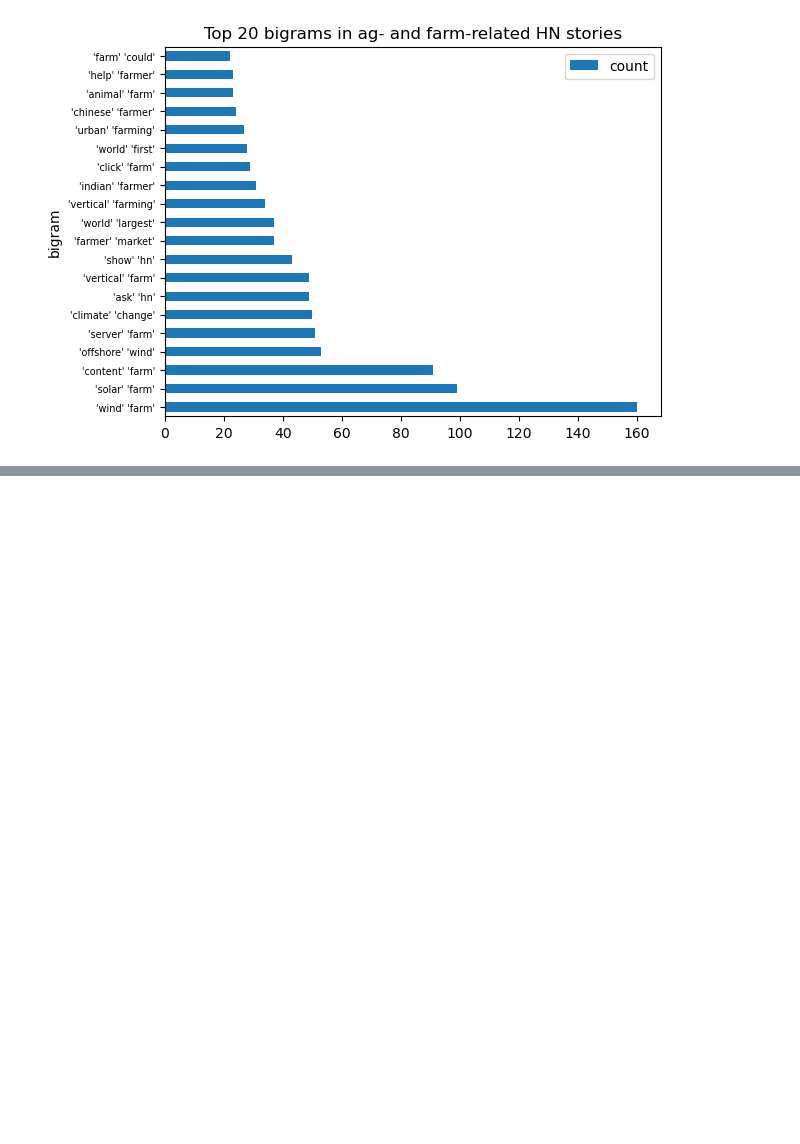
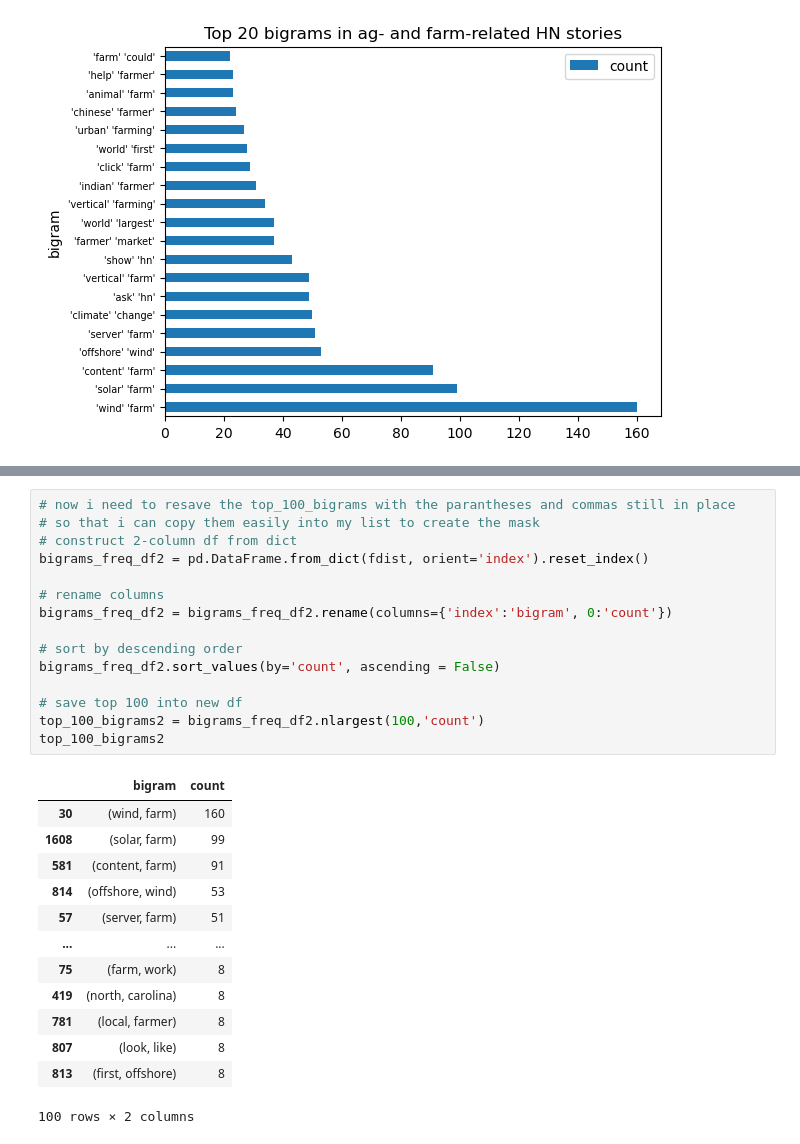
Before and after one commit to fangningtan/hackernews-agtech, a Jupyter notebook: HN-agri-stories.ipynb, the cells around one changed output, grey strips where cells are left out. Drawn from its saved outputs; the diff is of its cells as text; blank space fills up the shorter version.

```diff
--- a/HN-agri-stories.ipynb
+++ b/HN-agri-stories.ipynb
@@ -382,0 +404,29 @@ The top 20 bigrams contain quite a few irrelevant bigrams (e.g. wind farm, solar
+# %%
+# now i need to resave the top_100_bigrams with the parantheses and commas still in place
+# so that i can copy them easily into my list to create the mask
+# construct 2-column df from dict
+bigrams_freq_df2 = pd.DataFrame.from_dict(fdist, orient='index').reset_index()
+
+# rename columns
+bigrams_freq_df2 = bigrams_freq_df2.rename(columns={'index':'bigram', 0:'count'})
+
+# sort by descending order
+bigrams_freq_df2.sort_values(by='count', ascending = False)
+
+# save top 100 into new df
+top_100_bigrams2 = bigrams_freq_df2.nlargest(100,'count')
+top_100_bigrams2
+# %% [output]
+|  | bigram | count |
+| 30 | (wind, farm) | 160 |
+| 1608 | (solar, farm) | 99 |
+| 581 | (content, farm) | 91 |
+| 814 | (offshore, wind) | 53 |
+| 57 | (server, farm) | 51 |
+| ... | ... | ... |
+| 75 | (farm, work) | 8 |
+| 419 | (north, carolina) | 8 |
+| 781 | (local, farmer) | 8 |
+| 807 | (look, like) | 8 |
+| 813 | (first, offshore) | 8 |
+100 rows × 2 columns
```
Also changed, not shown: parts of 21 cells of this notebook.
